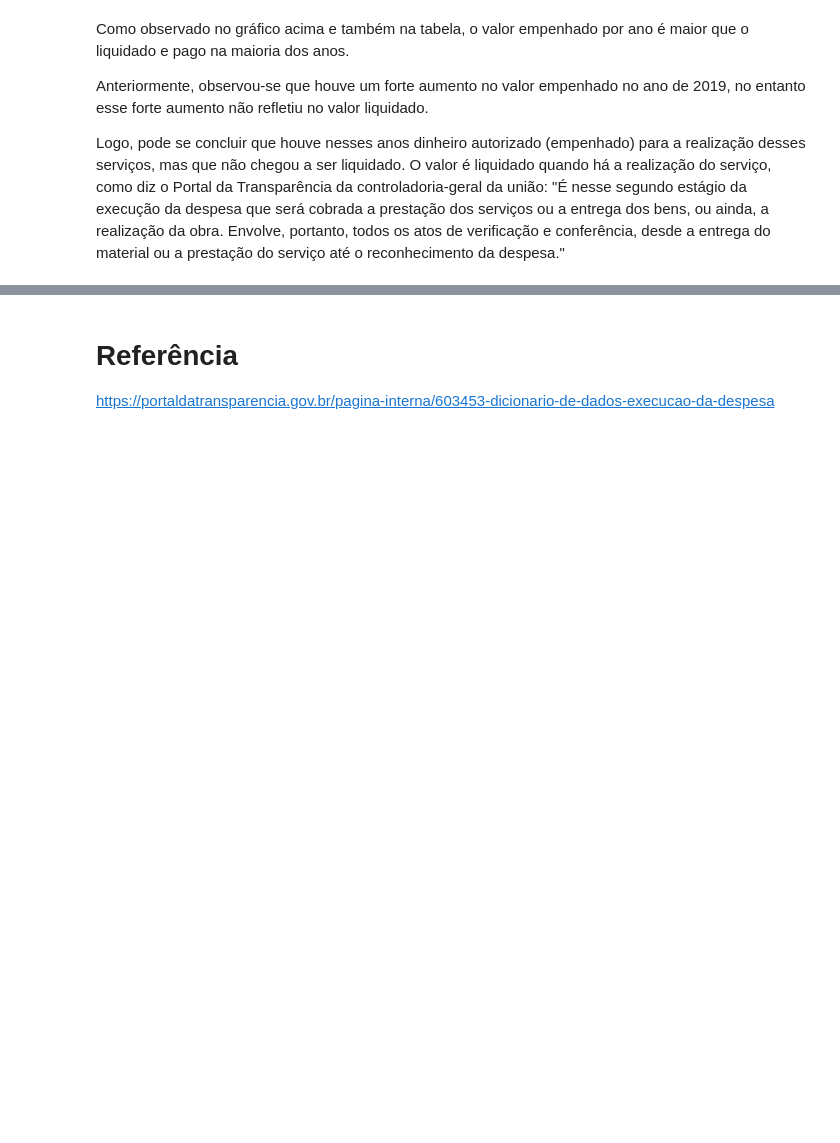
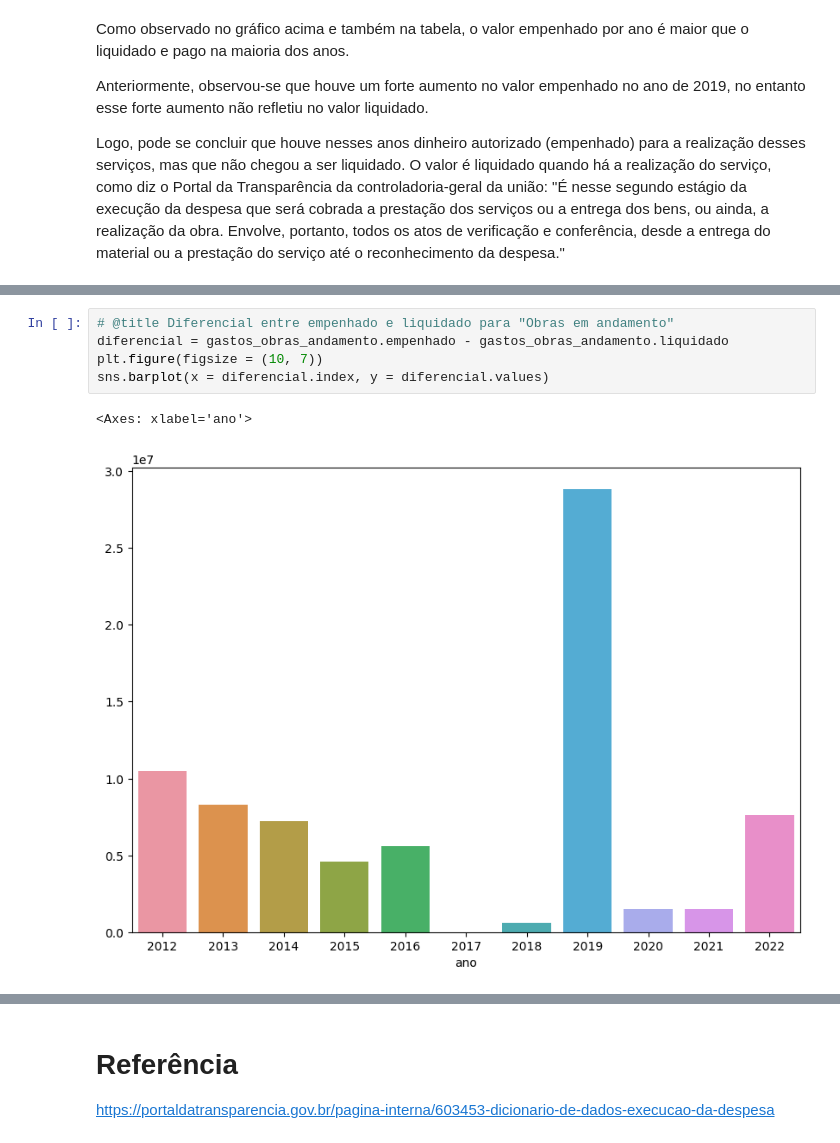
Before and after one commit to Guardians-DSC/dados, a Jupyter notebook: orcamento/notebooks/[Guardians]_Analise_Reestruturação.ipynb, the cells around one changed output, grey strips where cells are left out. Drawn from its saved outputs; the diff is of its cells as text; blank space fills up the shorter version.

```diff
--- a/orcamento/notebooks/[Guardians]_Analise_Reestruturação.ipynb
+++ b/orcamento/notebooks/[Guardians]_Analise_Reestruturação.ipynb
@@ -543,0 +436,8 @@ Logo, pode se concluir que houve nesses anos dinheiro autorizado (empenhado) par
+# %%
+# @title Diferencial entre empenhado e liquidado para "Obras em andamento"
+diferencial = gastos_obras_andamento.empenhado - gastos_obras_andamento.liquidado
+plt.figure(figsize = (10, 7))
+sns.barplot(x = diferencial.index, y = diferencial.values)
+# %% [output]
+<Axes: xlabel='ano'>
+[figure, added]
```
Also changed, not shown: parts of 36 cells of this notebook.
